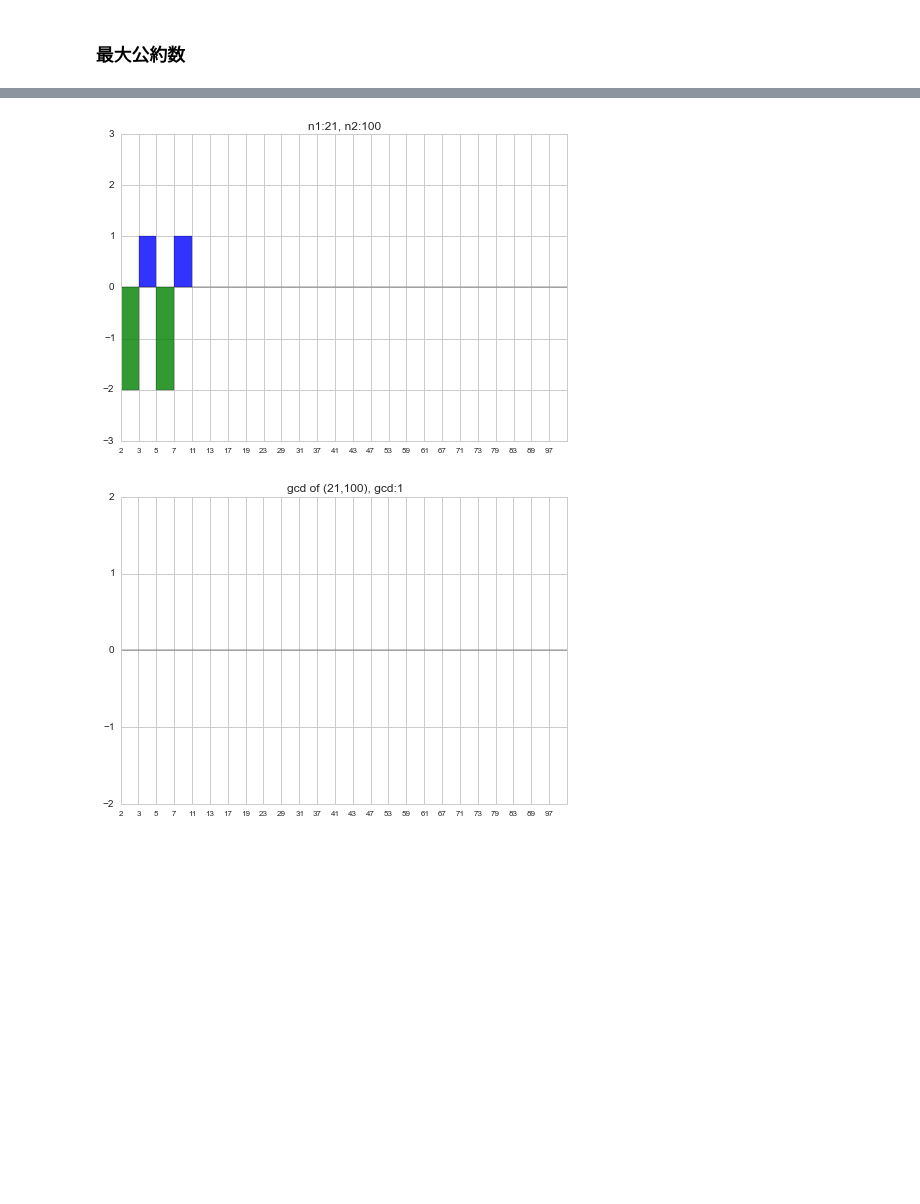
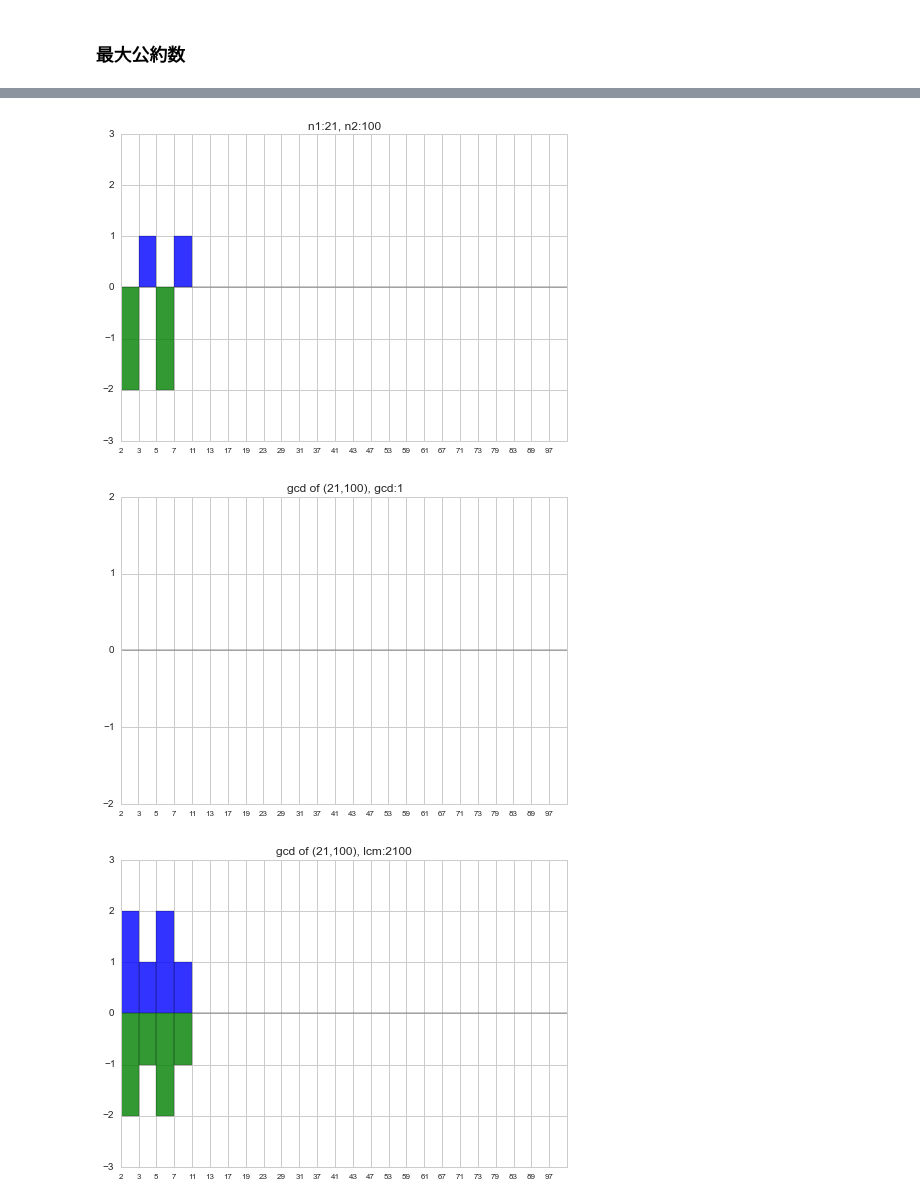
Before and after one commit to matsuken92/Qiita_Contents, a Jupyter notebook: General/greatest_common_divisor.ipynb, the cells around one changed output, grey strips where cells are left out. Cells and saved outputs as stored; diff of their text form; code cells hidden in the pictures; blank space fills up the shorter version.

```diff
--- a/General/greatest_common_divisor.ipynb
+++ b/General/greatest_common_divisor.ipynb
@@ -160,14 +184,16 @@ plot_gcd(n1, n2)
 # %%
 # 例) n1:21, n2:100
 #     21と100はおなじ列に棒がありませんので、公約数はありません。
 
 n1 = 21
 n2 = 100
 plot_pair_number(n1, n2)
 plot_gcd(n1, n2)
+plot_lcm(n1, n2)
 # %% [output]
 [figure]
 [figure]
+[figure, added]
 # %%
 # 例) n1:21, n2:48
 #     21と48は、3が唯一共通しているので3が最大公約数
```
Also changed, not shown: parts of 5 cells of this notebook.
